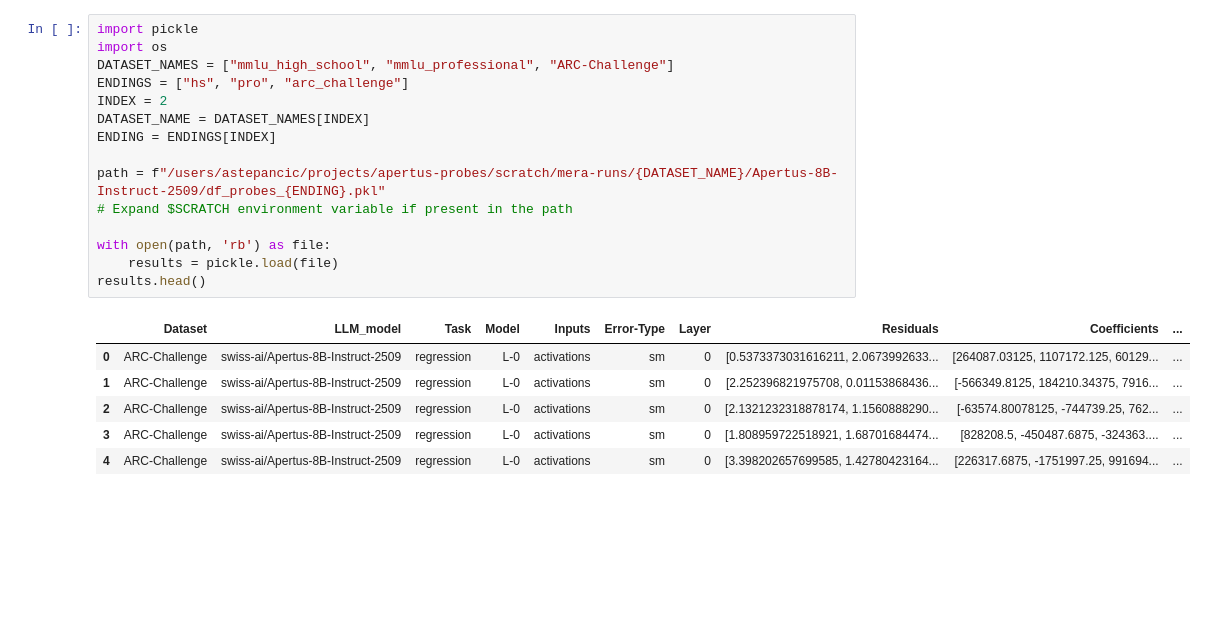
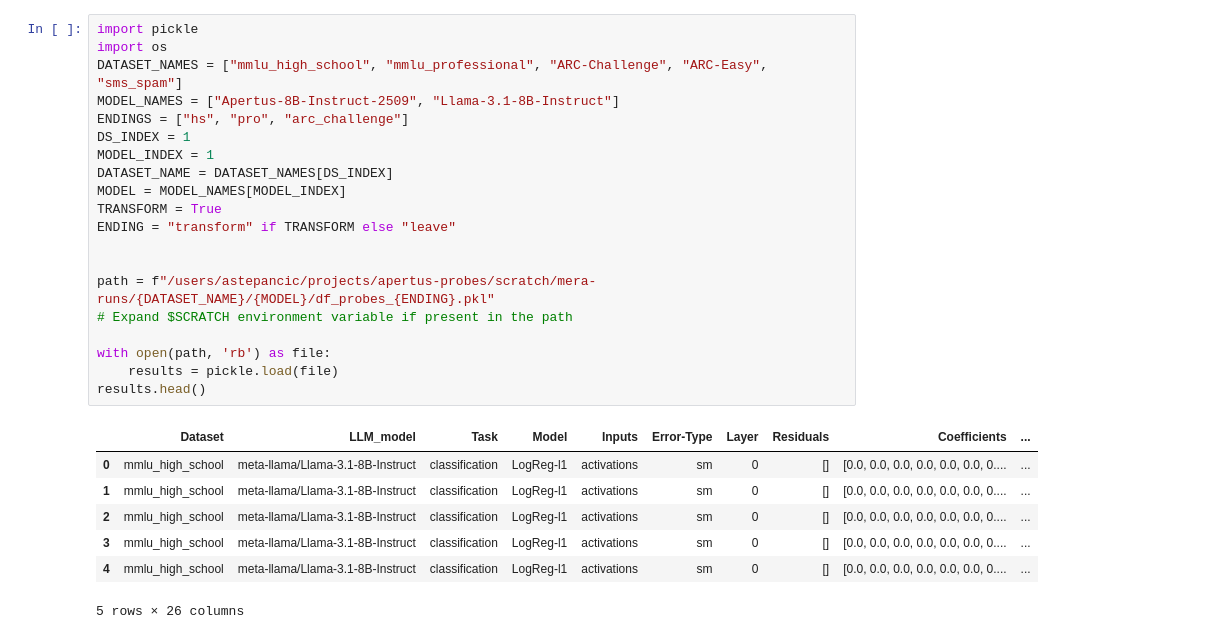
Before and after one commit to swiss-ai/apertus-probes, a Jupyter notebook: src/probes/analyze_results.ipynb, the cells around one changed output. Drawn from its saved outputs; the diff is of its cells as text; blank space fills up the shorter version.

```diff
--- a/src/probes/analyze_results.ipynb
+++ b/src/probes/analyze_results.ipynb
@@ -1,24 +1,30 @@
 # %%
 import pickle
 import os
-DATASET_NAMES = ["mmlu_high_school", "mmlu_professional", "ARC-Challenge"]
+DATASET_NAMES = ["mmlu_high_school", "mmlu_professional", "ARC-Challenge", "ARC-Easy", "sms_spam"]
+MODEL_NAMES = ["Apertus-8B-Instruct-2509", "Llama-3.1-8B-Instruct"]
 ENDINGS = ["hs", "pro", "arc_challenge"]
-INDEX = 2
-DATASET_NAME = DATASET_NAMES[INDEX]
-ENDING = ENDINGS[INDEX]
+DS_INDEX = 1
+MODEL_INDEX = 1
+DATASET_NAME = DATASET_NAMES[DS_INDEX]
+MODEL = MODEL_NAMES[MODEL_INDEX]
+TRANSFORM = True
+ENDING = "transform" if TRANSFORM else "leave"
 
-path = f"/users/astepancic/projects/apertus-probes/scratch/mera-runs/{DATASET_NAME}/Apertus-8B-Instruct-2509/df_probes_{ENDING}.pkl"
+
+path = f"/users/astepancic/projects/apertus-probes/scratch/mera-runs/{DATASET_NAME}/{MODEL}/df_probes_{ENDING}.pkl"
 # Expand $SCRATCH environment variable if present in the path
 
 with open(path, 'rb') as file:
     results = pickle.load(file)
 results.head()
 # %% [output]
 |  | Dataset | LLM_model | Task | Model | Inputs | Error-Type | Layer | Residuals | Coefficients | ... |
-| 0 | ARC-Challenge | swiss-ai/Apertus-8B-Instruct-2509 | regression | L-0 | activations | sm | 0 | [0.5373373031616211, 2.0673992633... | [264087.03125, 1107172.125, 60129... | ... |
-| 1 | ARC-Challenge | swiss-ai/Apertus-8B-Instruct-2509 | regression | L-0 | activations | sm | 0 | [2.252396821975708, 0.01153868436... | [-566349.8125, 184210.34375, 7916... | ... |
-| 2 | ARC-Challenge | swiss-ai/Apertus-8B-Instruct-2509 | regression | L-0 | activations | sm | 0 | [2.1321232318878174, 1.1560888290... | [-63574.80078125, -744739.25, 762... | ... |
-| 3 | ARC-Challenge | swiss-ai/Apertus-8B-Instruct-2509 | regression | L-0 | activations | sm | 0 | [1.808959722518921, 1.68701684474... | [828208.5, -450487.6875, -324363.... | ... |
-| 4 | ARC-Challenge | swiss-ai/Apertus-8B-Instruct-2509 | regression | L-0 | activations | sm | 0 | [3.398202657699585, 1.42780423164... | [226317.6875, -1751997.25, 991694... | ... |
+| 0 | mmlu_high_school | meta-llama/Llama-3.1-8B-Instruct | classification | LogReg-l1 | activations | sm | 0 | [] | [0.0, 0.0, 0.0, 0.0, 0.0, 0.0, 0.... | ... |
+| 1 | mmlu_high_school | meta-llama/Llama-3.1-8B-Instruct | classification | LogReg-l1 | activations | sm | 0 | [] | [0.0, 0.0, 0.0, 0.0, 0.0, 0.0, 0.... | ... |
+| 2 | mmlu_high_school | meta-llama/Llama-3.1-8B-Instruct | classification | LogReg-l1 | activations | sm | 0 | [] | [0.0, 0.0, 0.0, 0.0, 0.0, 0.0, 0.... | ... |
+| 3 | mmlu_high_school | meta-llama/Llama-3.1-8B-Instruct | classification | LogReg-l1 | activations | sm | 0 | [] | [0.0, 0.0, 0.0, 0.0, 0.0, 0.0, 0.... | ... |
+| 4 | mmlu_high_school | meta-llama/Llama-3.1-8B-Instruct | classification | LogReg-l1 | activations | sm | 0 | [] | [0.0, 0.0, 0.0, 0.0, 0.0, 0.0, 0.... | ... |
+5 rows × 26 columns
 # %%
 import matplotlib.pyplot as plt
```
Also changed, not shown: parts of 2 cells of this notebook, 9 other files.
